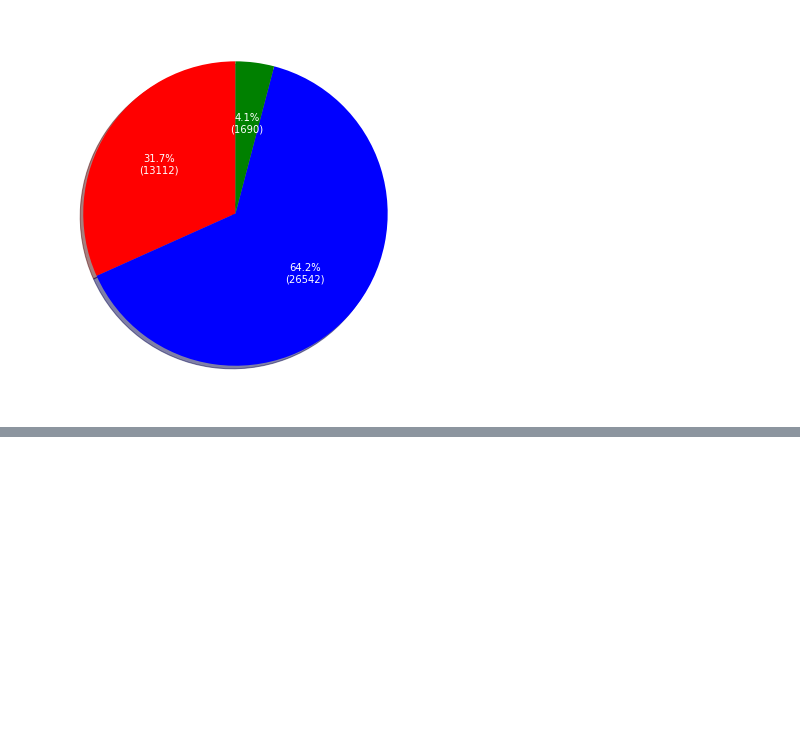
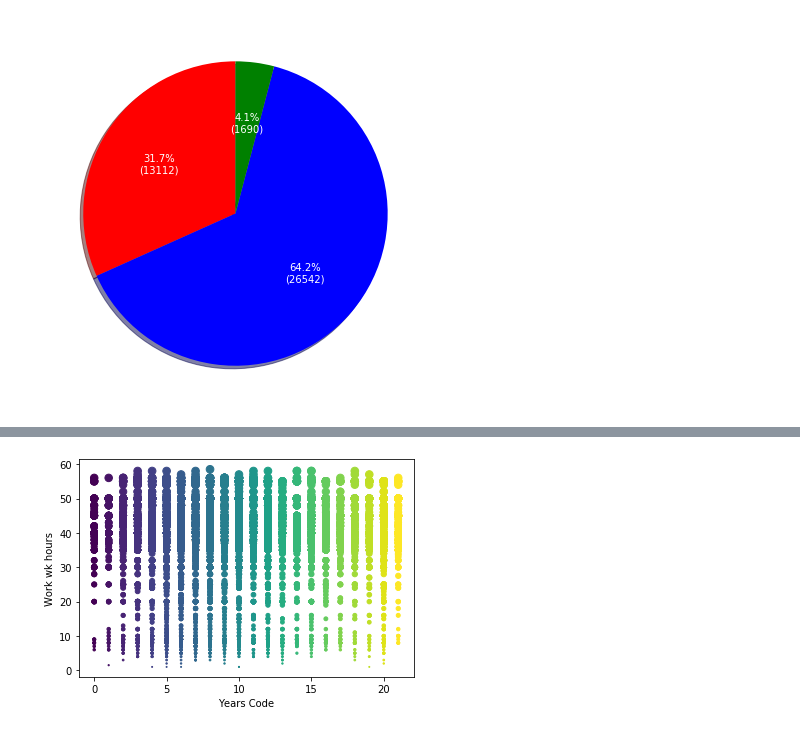
Before and after one commit to Andru-1987/python-deep-learning, a Jupyter notebook: 2020 Stack Overflow survey.ipynb, the cells around one changed output, grey strips where cells are left out. Saved outputs shown, nothing was run; the diff lists cells and outputs as text; code cells hidden in the pictures; blank space fills up the shorter version.

```diff
--- a/2020 Stack Overflow survey.ipynb
+++ b/2020 Stack Overflow survey.ipynb
@@ -181,0 +275,26 @@ See the caveats in the documentation: https://pandas.pydata.org/pandas-docs/stab
+# %%
+#sns.pairplot(df)
+#Normal distributions follow a bell shape
+#68% of the data lies within 1 standard deviations from the mean
+#95% of the data lies within 2 standard deviations from the mean
+#99% of the data lies within 3 standard deviations from the mean
+
+mean=df['WorkWeekHrs'].mean()
+std=df['WorkWeekHrs'].std()
+
+mean2=df['YearsCode'].mean()
+std2=df['YearsCode'].std()
+
+#df['WorkWeekHrs']<(mean + 1*std) &
+mask=(df['WorkWeekHrs']<(mean + 1*std)) & (df['YearsCode']<(mean2 + 1*std2))
+
+yearsCode=df['YearsCode'][mask]
+workWeekHrs=df['WorkWeekHrs'][mask]
+
+
+plt.scatter(yearsCode,workWeekHrs,s=workWeekHrs, c=yearsCode)
+plt.xlabel('Years Code')
+plt.ylabel('Work wk hours')
+plt.show()
+# %% [output]
+[figure, added]
```
Also changed, not shown: parts of 4 cells of this notebook.
